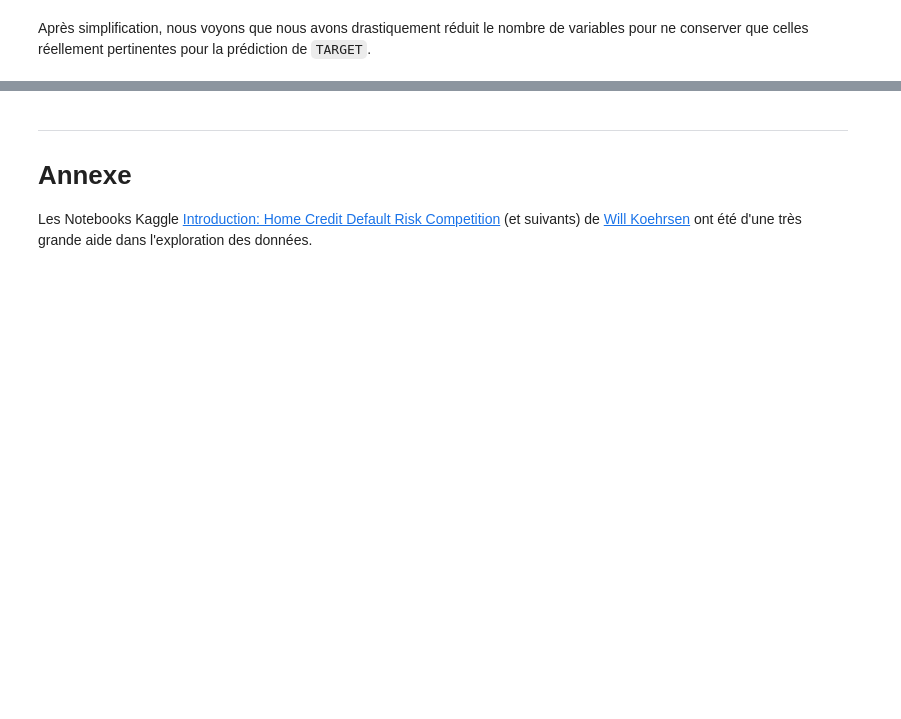
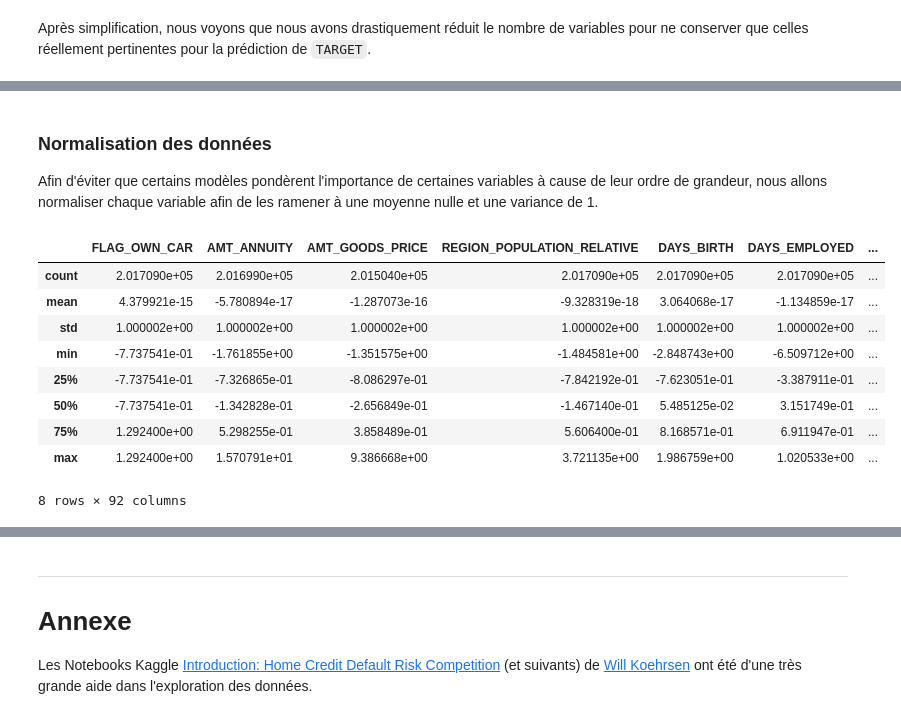
Before and after one commit to fleuryc/oc_ingenieur-ia_P4-Construisez-un-modele-de-scoring, a Jupyter notebook: notebooks/main.ipynb, the cells around one changed output, grey strips where cells are left out. Drawn from its saved outputs; the diff is of its cells as text; code cells hidden in the pictures; blank space fills up the shorter version.

```diff
--- a/notebooks/main.ipynb
+++ b/notebooks/main.ipynb
@@ -622,0 +494,42 @@ X_simple_train, X_simple_test, y_simple_train, y_simple_test = train_test_split(
+# %%
+# Given data
+X = app_df.drop(["TARGET"], axis=1)
+# Data to predict
+y = app_df["TARGET"]
+
+# Let's split the whole dataset into a training set (80% of data) and a test set (20% of data)
+# The dataset will be split in a stratified way, in order to have a good distribution of the target variable
+X_train, X_test, y_train, y_test = train_test_split(X, y, test_size=0.2, stratify=y , random_state=42)
+# %% [markdown]
+### Normalisation des données
+
+Afin d'éviter que certains modèles pondèrent l'importance de certaines variables à cause de leur ordre de grandeur, nous allons normaliser chaque variable afin de les ramener à une moyenne nulle et une variance de 1.
+# %%
+# Scale each variable of the DataFrame
+from sklearn.preprocessing import StandardScaler
+
+# define scaler
+scaler = StandardScaler()
+
+# fit scaler on train data only, to avoid data leak
+X_train = pd.DataFrame(
+    scaler.fit_transform(X_train),
+    columns=X.columns,
+)
+X_test = pd.DataFrame(
+    scaler.transform(X_test),
+    columns=X.columns,
+)
+
+X_train.describe(include="all")
+# %% [output]
+|  | FLAG_OWN_CAR | AMT_ANNUITY | AMT_GOODS_PRICE | REGION_POPULATION_RELATIVE | DAYS_BIRTH | DAYS_EMPLOYED | ... |
+| count | 2.017090e+05 | 2.016990e+05 | 2.015040e+05 | 2.017090e+05 | 2.017090e+05 | 2.017090e+05 | ... |
+| mean | 4.379921e-15 | -5.780894e-17 | -1.287073e-16 | -9.328319e-18 | 3.064068e-17 | -1.134859e-17 | ... |
+| std | 1.000002e+00 | 1.000002e+00 | 1.000002e+00 | 1.000002e+00 | 1.000002e+00 | 1.000002e+00 | ... |
+| min | -7.737541e-01 | -1.761855e+00 | -1.351575e+00 | -1.484581e+00 | -2.848743e+00 | -6.509712e+00 | ... |
+| 25% | -7.737541e-01 | -7.326865e-01 | -8.086297e-01 | -7.842192e-01 | -7.623051e-01 | -3.387911e-01 | ... |
+| 50% | -7.737541e-01 | -1.342828e-01 | -2.656849e-01 | -1.467140e-01 | 5.485125e-02 | 3.151749e-01 | ... |
+| 75% | 1.292400e+00 | 5.298255e-01 | 3.858489e-01 | 5.606400e-01 | 8.168571e-01 | 6.911947e-01 | ... |
+| max | 1.292400e+00 | 1.570791e+01 | 9.386668e+00 | 3.721135e+00 | 1.986759e+00 | 1.020533e+00 | ... |
+8 rows × 92 columns
```
Also changed, not shown: parts of 38 cells of this notebook, 2 other files.
